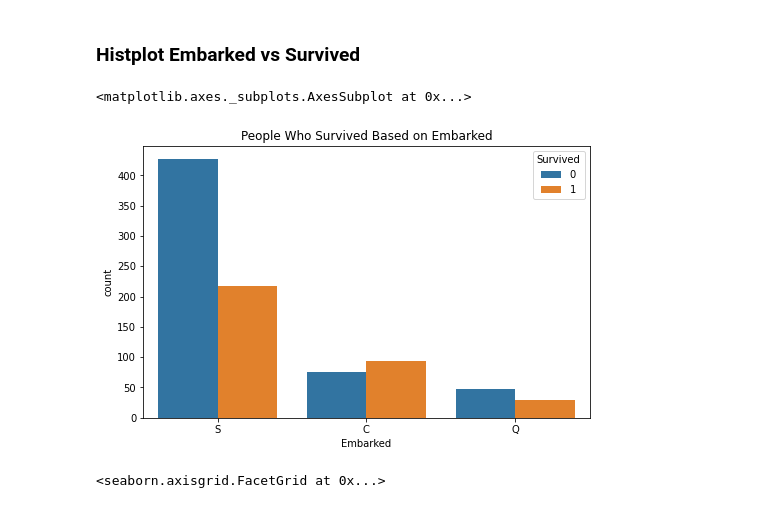
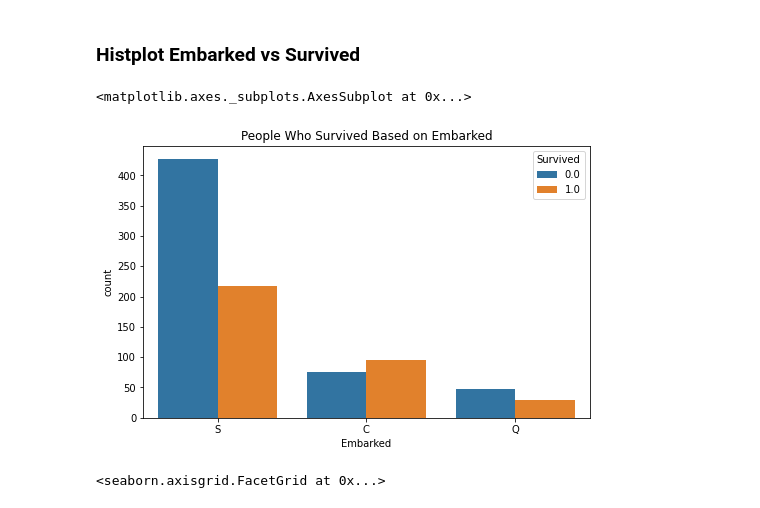
Before and after one commit to marcellinus-witarsah/dataScienceMiniProjects, a Jupyter notebook: TitanicSurvivalModel/Titanic Third.ipynb, the cells around one changed output. Saved outputs shown, nothing was run; the diff lists cells and outputs as text; code cells hidden in the pictures.

```diff
--- a/TitanicSurvivalModel/Titanic Third.ipynb
+++ b/TitanicSurvivalModel/Titanic Third.ipynb
@@ -706,9 +730,8 @@ The major stages in human lifecycle are defined as follows:
 8. Middle age: 31 - 50 years
 9. Senior years: >= 51 years
 # %%
-stages = ['infancy', 'toddler', 'childhood', 'puberty',
-                'older adolescence', 'adulthood', 'middle age',
-                'senior years']
+stages = ['infancy', 'toddler', 'childhood', 'puberty', 'older adolescence',
+          'adulthood', 'middle age', 'senior years']
 
 def grouped_ages(data):
   if data <= 1:
@@ -727,3 +750,8 @@ def grouped_ages(data):
     return 'middle age'
   else:
     return 'senior years'
+
+
+titanic_all['AgeCategory'] = titanic_all['Age'].apply(grouped_ages)
+titanic_train['AgeCategory'] = titanic_train['Age'].apply(grouped_ages)
+titanic_test['AgeCategory'] = titanic_test['Age'].apply(grouped_ages)
@@ -732,9 +776,9 @@ def grouped_ages(data):
 # %%
 plt.figure(figsize=[8,5])
 plt.title('People Who Survived Based on Embarked')
-sns.countplot(x='Embarked', data=titanic_train, hue='Survived')
+sns.countplot(x='Embarked', data=titanic_all, hue='Survived')
 # %% [output]
 <matplotlib.axes._subplots.AxesSubplot at 0x...>
-[figure, old version]
+[figure, new version]
 # %%
 sns.catplot(kind='count',
```
Also changed, not shown: parts of 26 cells of this notebook.
